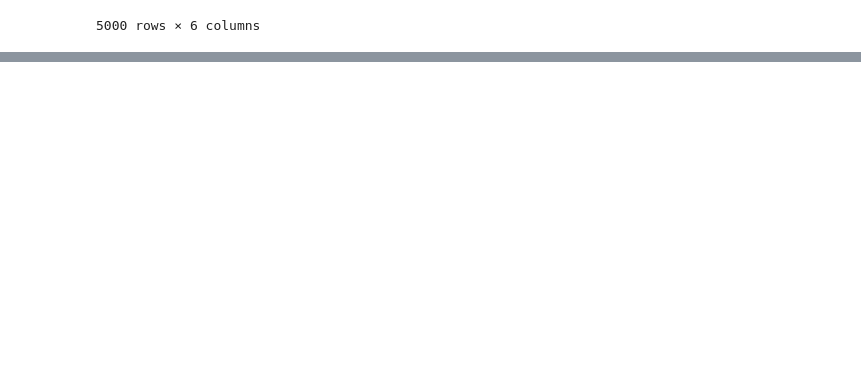
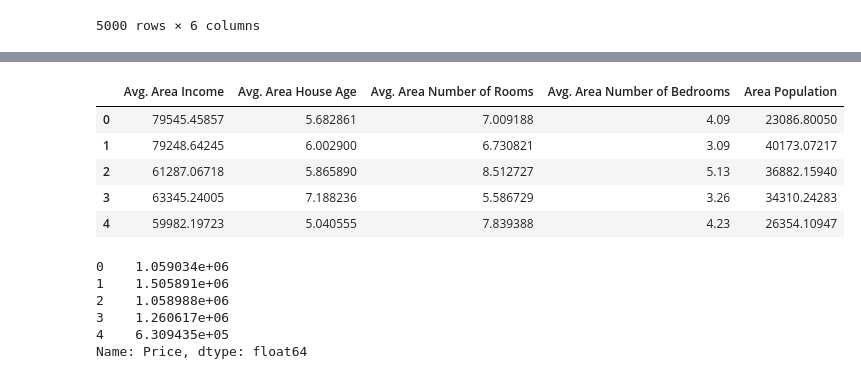
Before and after one commit to Nandini573/USAHouse_prediction, a Jupyter notebook: home_prediction.ipynb, the cells around one changed output, grey strips where cells are left out. Saved outputs shown, nothing was run; the diff lists cells and outputs as text; code cells hidden in the pictures; blank space fills up the shorter version.

```diff
--- a/home_prediction.ipynb
+++ b/home_prediction.ipynb
@@ -276,0 +264,4 @@ for  i in list(df1.select_dtypes(exclude=['object']).columns)[0:]:
+# %%
+df1['Avg. Area Number of Rooms'] = np.where(df1['Avg. Area Number of Rooms'] > no_upper,no_upper,
+                                      np.where(df1['Avg. Area Number of Rooms']< no_lower,no_lower,
+                                              df1['Avg. Area Number of Rooms']) )
@@ -276,0 +283,10 @@ for  i in list(df1.select_dtypes(exclude=['object']).columns)[0:]:
+# %%
+pop_q1 = df1['Area Population'].quantile(0.25)
+pop_q3 = df1['Area Population'].quantile(0.75)
+pop_iqr = pop_q3 - pop_q1
+pop_upper = pop_q3 + 1.5*pop_iqr
+pop_lower = pop_q1 - 1.5*pop_iqr
+# %%
+df1['Area Population'] = np.where(df1['Area Population'] > pop_upper,pop_upper,
+                                      np.where(df1['Area Population']< pop_lower,pop_lower,
+                                              df1['Area Population']) )
@@ -276,0 +309,7 @@ for  i in list(df1.select_dtypes(exclude=['object']).columns)[0:]:
+# %%
+#we can only perform on independent variable
+
+#split data into independent variable and dependent variable
+
+x = df1.iloc[:,0:-1]
+y = df1['Price']
@@ -276,0 +332,18 @@ for  i in list(df1.select_dtypes(exclude=['object']).columns)[0:]:
+# %%
+x.head()
+# %% [output]
+|  | Avg. Area Income | Avg. Area House Age | Avg. Area Number of Rooms | Avg. Area Number of Bedrooms | Area Population |
+| 0 | 79545.45857 | 5.682861 | 7.009188 | 4.09 | 23086.80050 |
+| 1 | 79248.64245 | 6.002900 | 6.730821 | 3.09 | 40173.07217 |
+| 2 | 61287.06718 | 5.865890 | 8.512727 | 5.13 | 36882.15940 |
+| 3 | 63345.24005 | 7.188236 | 5.586729 | 3.26 | 34310.24283 |
+| 4 | 59982.19723 | 5.040555 | 7.839388 | 4.23 | 26354.10947 |
+# %%
+y.head()
+# %% [output]
+0    1.059034e+06
+1    1.505891e+06
+2    1.058988e+06
+3    1.260617e+06
+4    6.309435e+05
+Name: Price, dtype: float64
```
Also changed, not shown: parts of 22 cells of this notebook.
